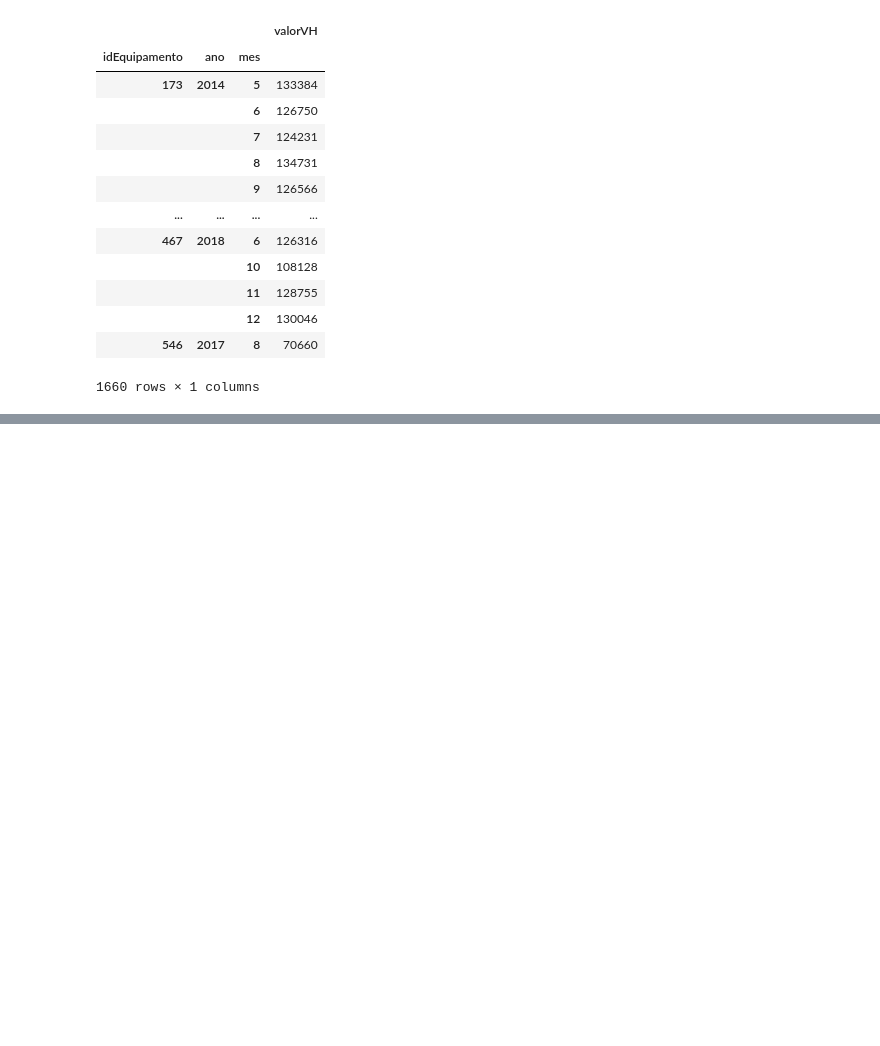
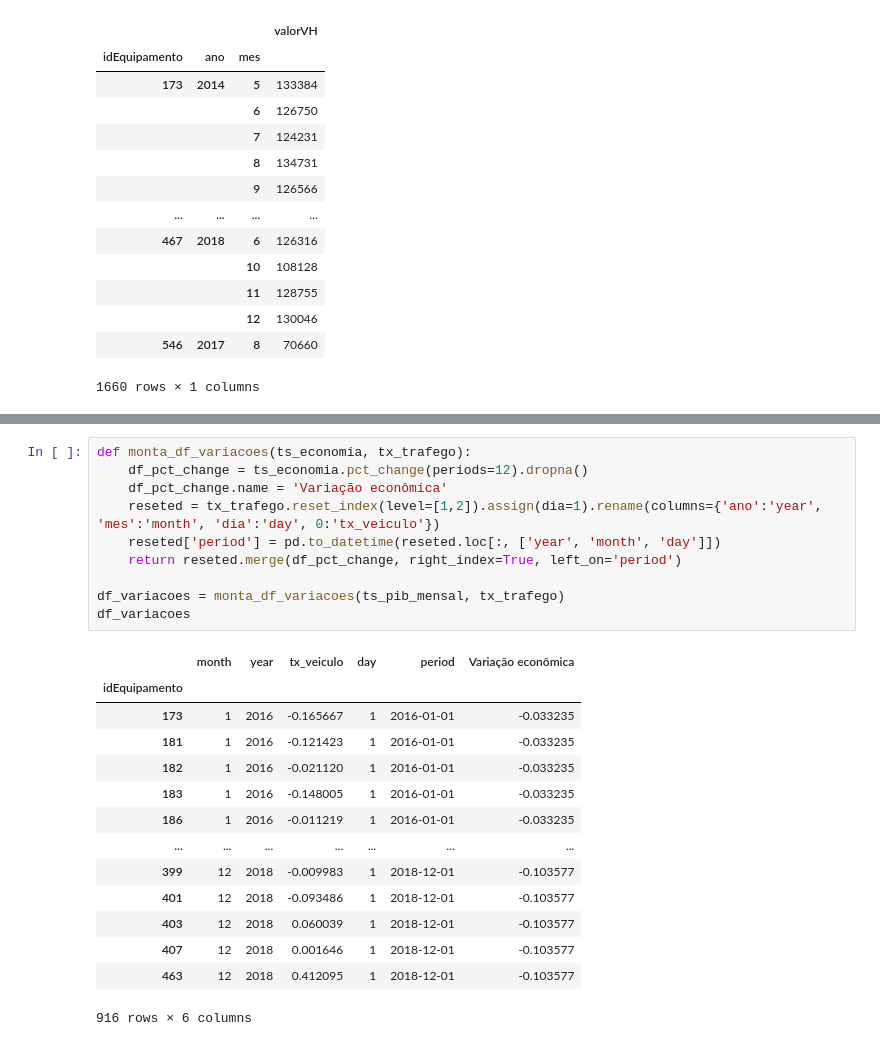
Before and after one commit to pauloneves/dnit_contagem, a Jupyter notebook: eda.ipynb, the cells around one changed output, grey strips where cells are left out. Cells and saved outputs as stored; diff of their text form; blank space fills up the shorter version.

```diff
--- a/eda.ipynb
+++ b/eda.ipynb
@@ -128,0 +183,25 @@ s
+# %%
+def monta_df_variacoes(ts_economia, tx_trafego):
+    df_pct_change = ts_economia.pct_change(periods=12).dropna()
+    df_pct_change.name = 'Variação econômica'
+    reseted = tx_trafego.reset_index(level=[1,2]).assign(dia=1).rename(columns={'ano':'year', 'mes':'month', 'dia':'day', 0:'tx_veiculo'})
+    reseted['period'] = pd.to_datetime(reseted.loc[:, ['year', 'month', 'day']])
+    return reseted.merge(df_pct_change, right_index=True, left_on='period')
+
+df_variacoes = monta_df_variacoes(ts_pib_mensal, tx_trafego)
+df_variacoes
+# %% [output]
+|  | month | year | tx_veiculo | day | period | Variação econômica |
+| idEquipamento |  |  |  |  |  |  |
+| 173 | 1 | 2016 | -0.165667 | 1 | 2016-01-01 | -0.033235 |
+| 181 | 1 | 2016 | -0.121423 | 1 | 2016-01-01 | -0.033235 |
+| 182 | 1 | 2016 | -0.021120 | 1 | 2016-01-01 | -0.033235 |
+| 183 | 1 | 2016 | -0.148005 | 1 | 2016-01-01 | -0.033235 |
+| 186 | 1 | 2016 | -0.011219 | 1 | 2016-01-01 | -0.033235 |
+| ... | ... | ... | ... | ... | ... | ... |
+| 399 | 12 | 2018 | -0.009983 | 1 | 2018-12-01 | -0.103577 |
+| 401 | 12 | 2018 | -0.093486 | 1 | 2018-12-01 | -0.103577 |
+| 403 | 12 | 2018 | 0.060039 | 1 | 2018-12-01 | -0.103577 |
+| 407 | 12 | 2018 | 0.001646 | 1 | 2018-12-01 | -0.103577 |
+| 463 | 12 | 2018 | 0.412095 | 1 | 2018-12-01 | -0.103577 |
+916 rows × 6 columns
```
Also changed, not shown: parts of 13 cells of this notebook, 1 other file.
